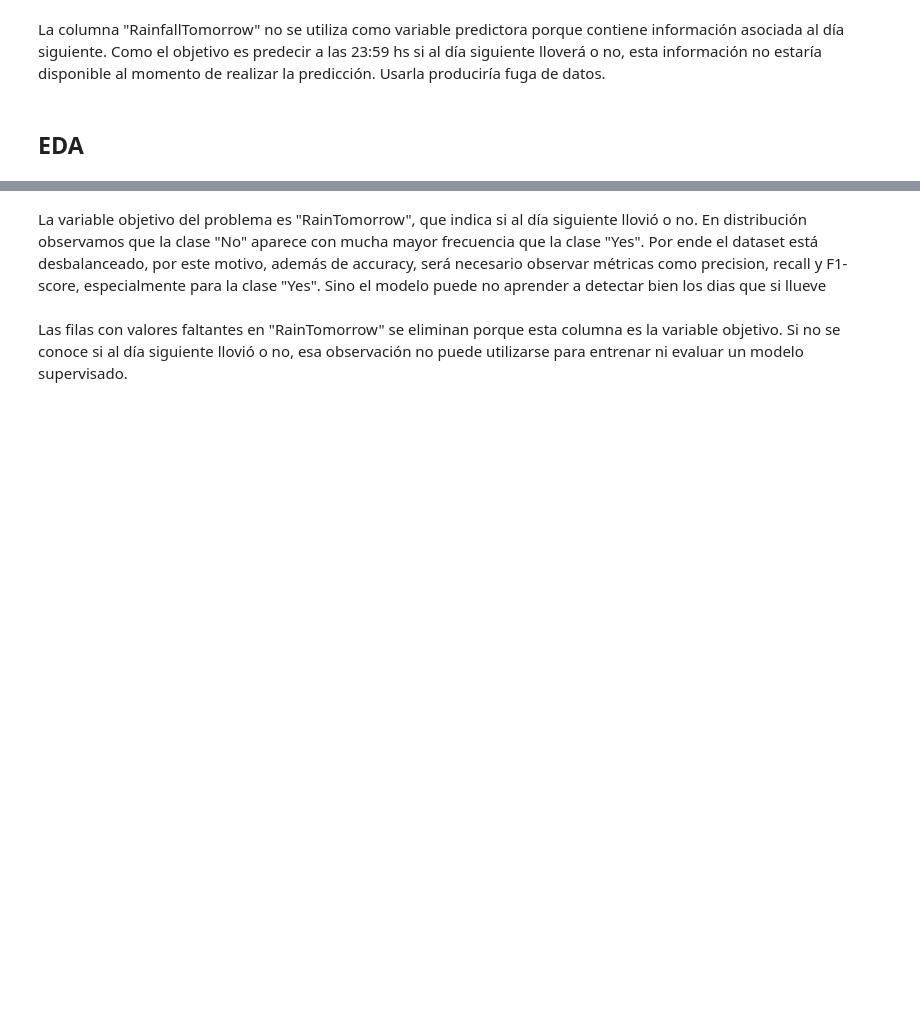
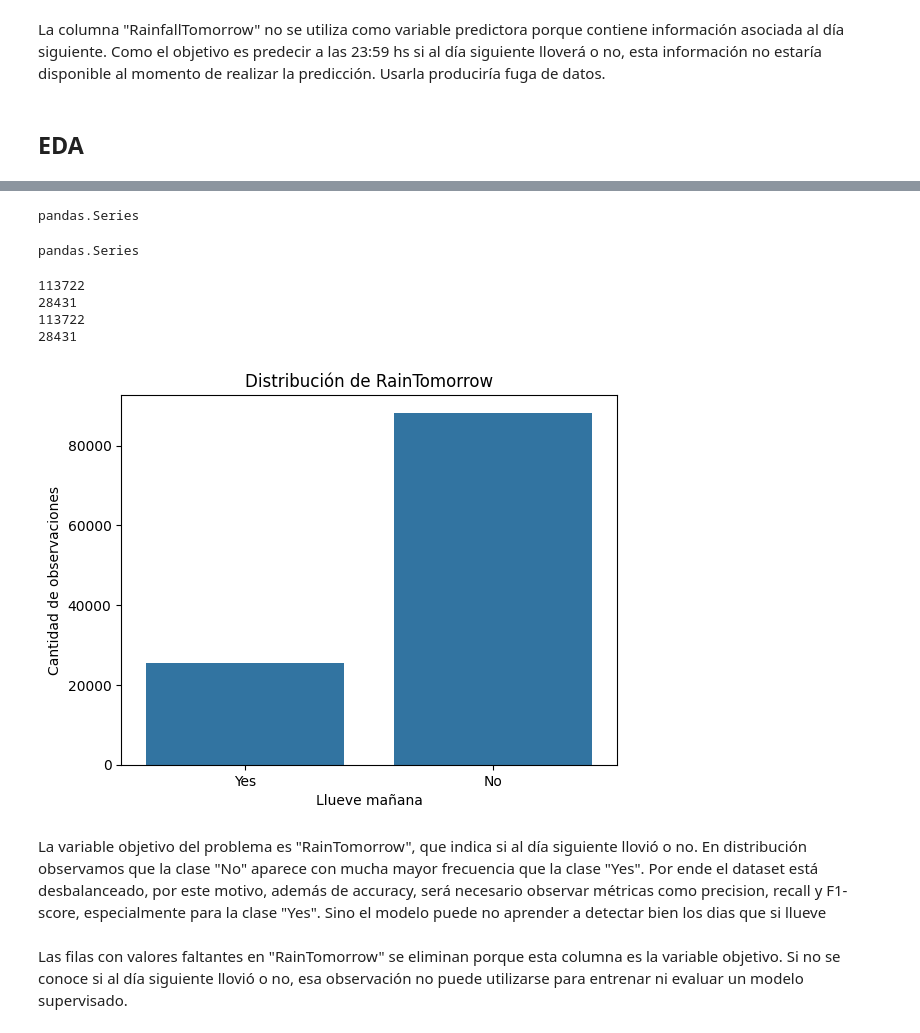
Before and after one commit to ZahirJacob/AA1-TUIA-Dimenna-Jacob-Taborda, a Jupyter notebook: TP_clasificacion_AA1.ipynb, the cells around one changed output, grey strips where cells are left out. Saved outputs shown, nothing was run; the diff lists cells and outputs as text; code cells hidden in the pictures; blank space fills up the shorter version.

```diff
--- a/TP_clasificacion_AA1.ipynb
+++ b/TP_clasificacion_AA1.ipynb
@@ -94,0 +177,7 @@ df["RainTomorrow"].value_counts(normalize=True, dropna=False)
+# %%
+df_nuevo = df.copy()
+# %%
+# separamos variables predictoras y variable objetivo.
+X = df_nuevo.drop(columns=["RainTomorrow"])
+y = df_nuevo["RainTomorrow"]
+#y = y.map({"No": 0, "Yes": 1})
@@ -95,10 +186,33 @@ df["RainTomorrow"].value_counts(normalize=True, dropna=False)
+# %%
+df_train = pd.concat([X_train, y_train], axis=1)
+df_test = pd.concat([X_test, y_test], axis=1)
+# %%
+type(y)
+# %% [output]
+pandas.Series
+# %%
+type(y_train)
+# %% [output]
+pandas.Series
+# %%
+print(len(X_train))
+print(len(X_test))
+print(len(y_train))
+print(len(y_test))
+# %% [output]
+113722
+28431
+113722
+28431
 # %%
 # Graficamos la distribución de la variable objetivo
-sns.countplot(data=df, x="RainTomorrow")
+sns.countplot(data=df_train,x="RainTomorrow", order=["Yes", "No"])
 plt.title("Distribución de RainTomorrow")
 plt.xlabel("Llueve mañana")
 plt.ylabel("Cantidad de observaciones")
 plt.show()
+# %% [output]
+[figure, added]
 # %% [markdown]
 La variable objetivo del problema es "RainTomorrow", que indica si al día siguiente llovió o no. En distribución observamos que la clase "No" aparece con mucha mayor frecuencia que la clase "Yes". Por ende el dataset está desbalanceado, por este motivo, además de accuracy, será necesario observar métricas como precision, recall y F1-score, especialmente para la clase "Yes". Sino el modelo puede no aprender a detectar bien los dias que si llueve
 # %%
```
Also changed, not shown: parts of 61 cells of this notebook.
